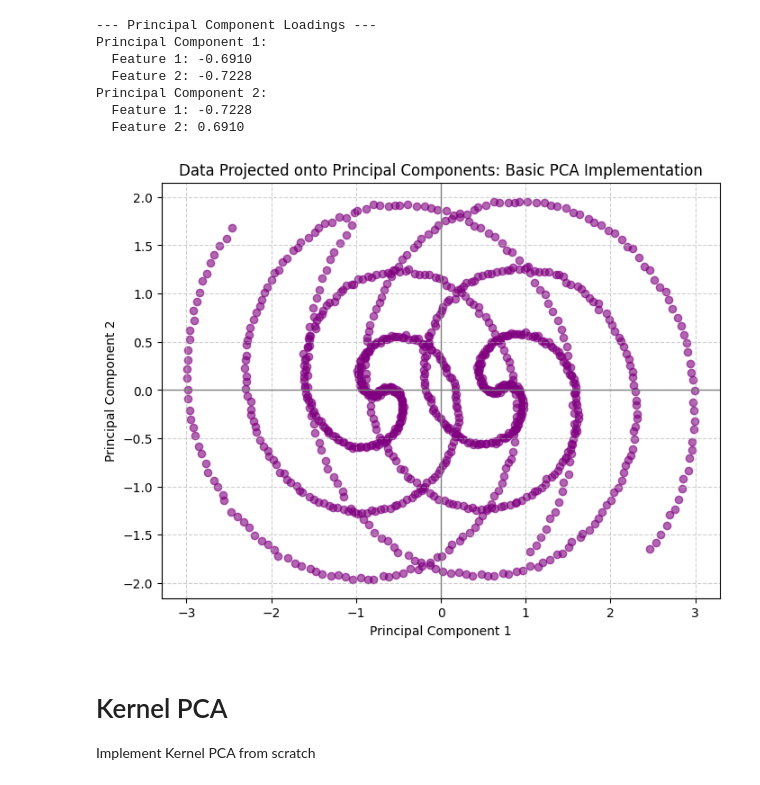
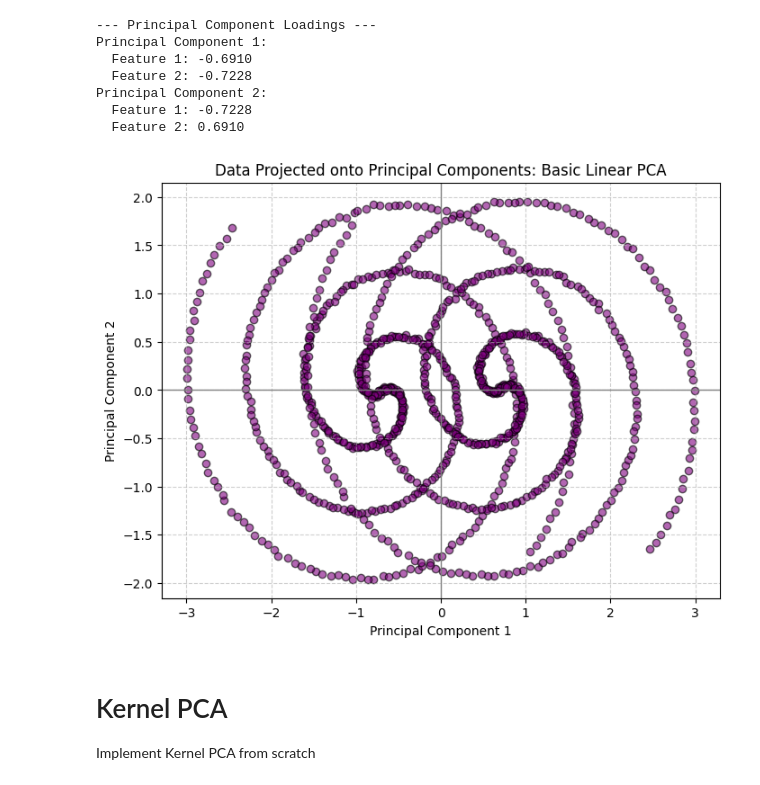
Before and after one commit to shivan-21/DA5401, a Jupyter notebook: FML_as1_pca_clustering.ipynb/pca_solution_q1.ipynb, the cells around one changed output. Saved outputs shown, nothing was run; the diff lists cells and outputs as text; code cells hidden in the pictures.

```diff
--- a/FML_as1_pca_clustering.ipynb/pca_solution_q1.ipynb
+++ b/FML_as1_pca_clustering.ipynb/pca_solution_q1.ipynb
@@ -4,7 +4,8 @@ import matplotlib.pyplot as plt
 import pandas as pd # USED ONLY TO READ THE CSV FILE
 # %%
 # Load the dataset
-dataset1_path = r'C:\Users\shiva\OneDrive\Desktop\DA5401_Big_Data_Lab\FML_as1_pca_clustering.ipynb\dataset1-assignment1 - Sheet1.csv'
+# dataset1_path = r'C:\Users\shiva\OneDrive\Desktop\DA5401_Big_Data_Lab\FML_as1_pca_clustering.ipynb\dataset1-assignment1 - Sheet1.csv'
+dataset1_path = r'dataset1-assignment1 - Sheet1.csv'
 X1 = pd.read_csv(dataset1_path, header=None).values
 X1[:5, :]  # Display the first 5 rows to verify loading
 # %% [output]
@@ -123,16 +124,16 @@ Principal Component 2:
 # %%
 # Plotting the results of PCA
 plt.figure(figsize=(8, 6))
-plt.scatter(X1_pca[:, 0], X1_pca[:, 1], c='purple', alpha=0.6)
-plt.title('Data Projected onto Principal Components: Basic PCA Implementation')
+plt.scatter(X1_pca[:, 0], X1_pca[:, 1], c='purple', alpha=0.6, edgecolors='k')
+plt.title('Data Projected onto Principal Components: Basic Linear PCA')
 plt.xlabel('Principal Component 1')
 plt.ylabel('Principal Component 2')
 plt.grid(True, linestyle='--', alpha=0.6)
 plt.axhline(0, color='grey', lw=1)
 plt.axvline(0, color='grey', lw=1)
 plt.show()
 # %% [output]
-[figure, old version]
+[figure, new version]
 # %% [markdown]
 # Kernel PCA
 Implement Kernel PCA from scratch
```
Also changed, not shown: parts of 5 cells of this notebook, 33 other files.
